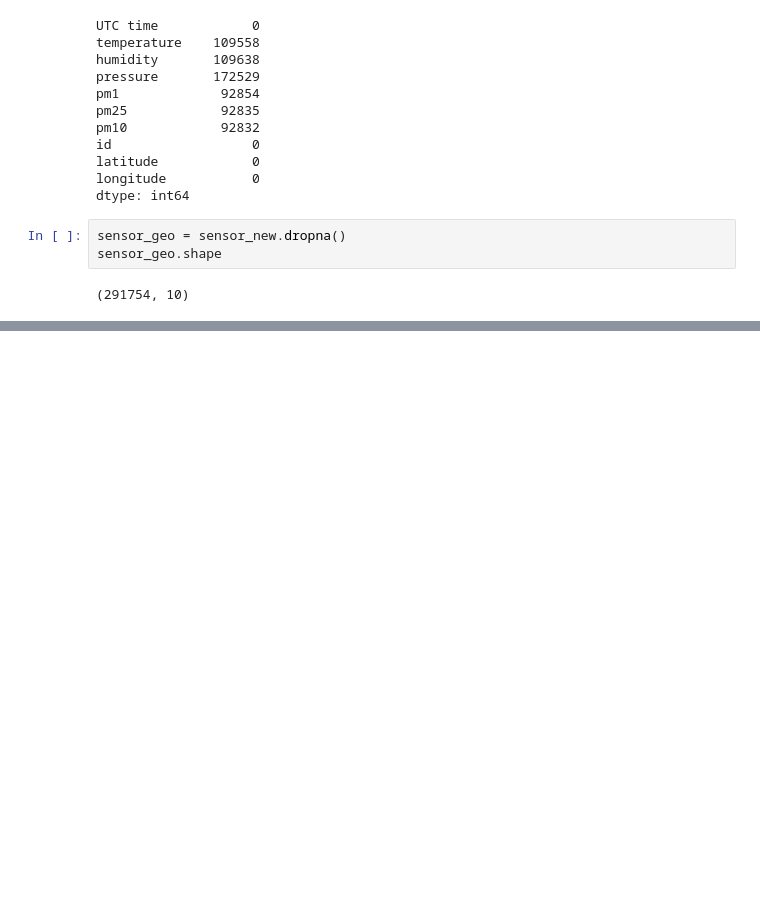
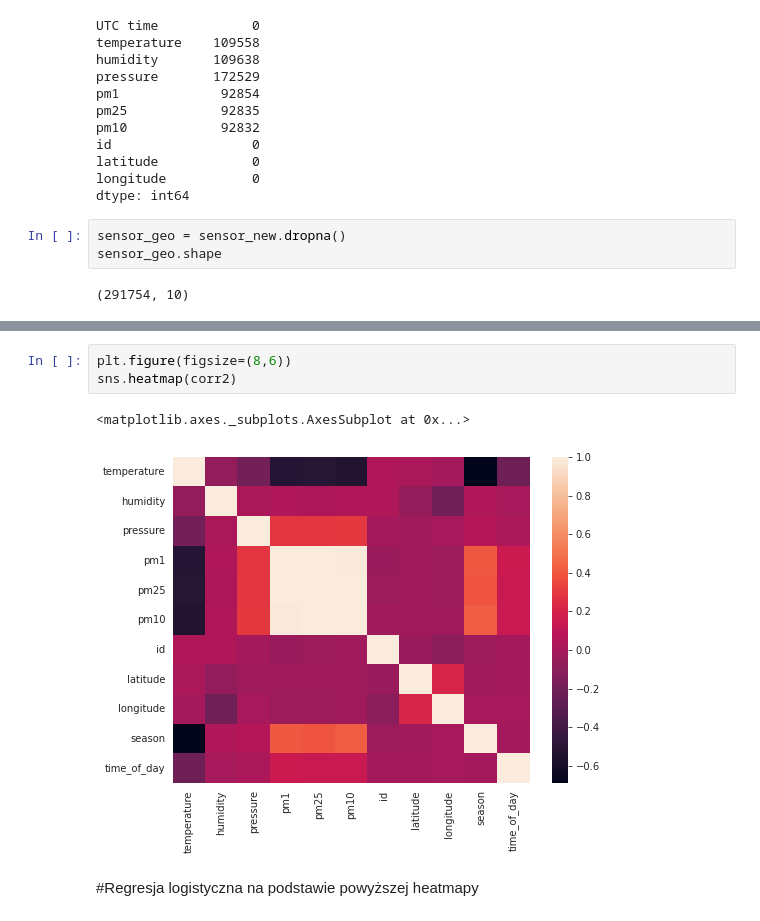
Before and after one commit to Joanna0512/smog_krakowski, a Jupyter notebook: smog_w_krakowie.ipynb, the cells around one changed output, grey strips where cells are left out. Drawn from its saved outputs; the diff is of its cells as text; blank space fills up the shorter version.

```diff
--- a/smog_w_krakowie.ipynb
+++ b/smog_w_krakowie.ipynb
@@ -303,0 +477,8 @@ sensor_geo.head()
+# %%
+plt.figure(figsize=(8,6))
+sns.heatmap(corr2)
+# %% [output]
+<matplotlib.axes._subplots.AxesSubplot at 0x...>
+[figure, added]
+# %% [markdown]
+#Regresja logistyczna na podstawie powyższej heatmapy
```
Also changed, not shown: parts of 42 cells of this notebook.
